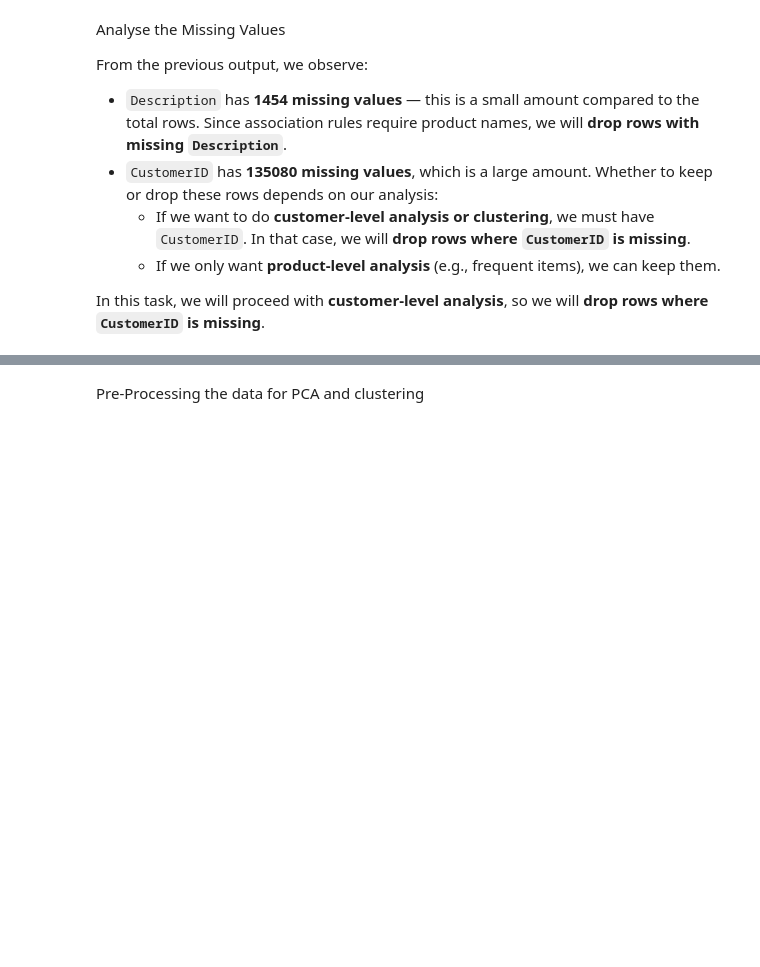
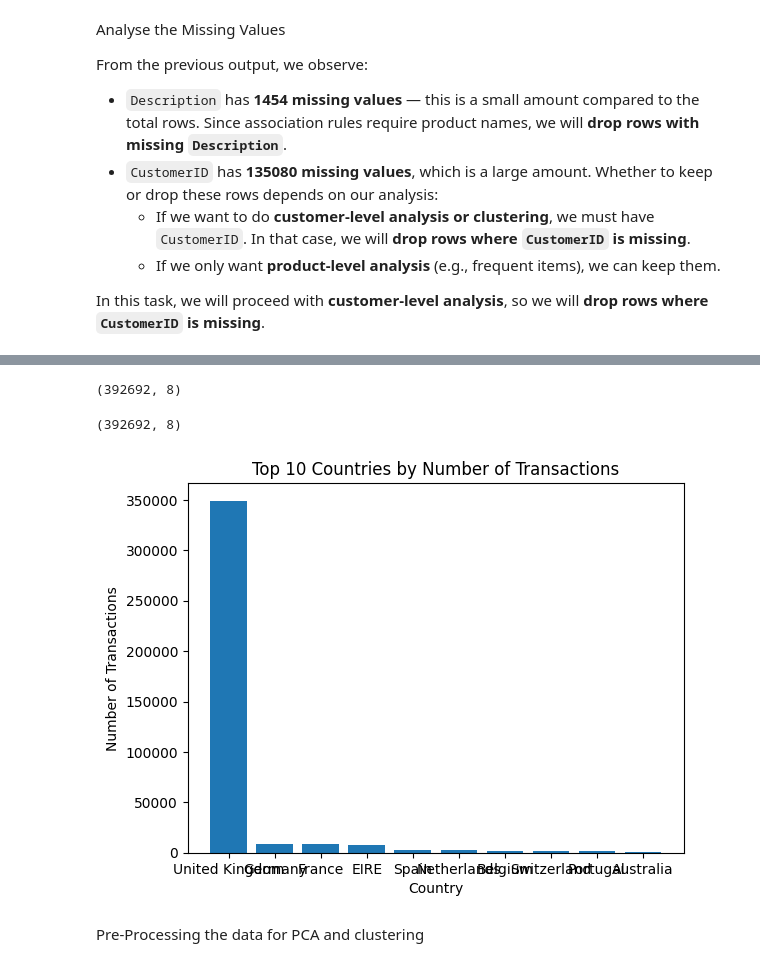
Before and after one commit to notsamaltman/Synapse_LP, a Jupyter notebook: Copy_of_SynapseLP_Task3.ipynb, the cells around one changed output, grey strips where cells are left out. Saved outputs shown, nothing was run; the diff lists cells and outputs as text; code cells hidden in the pictures; blank space fills up the shorter version.

```diff
--- a/Copy_of_SynapseLP_Task3.ipynb
+++ b/Copy_of_SynapseLP_Task3.ipynb
@@ -58,7 +58,7 @@ Drive already mounted at /content/drive; to attempt to forcibly remount, call dr
 import pandas as pd
 
 # Load the dataset
-df = pd.read_csv("", encoding='latin1') #Add the path in the ""
+df = pd.read_csv("/content/drive/MyDrive/datasets/Online Retail.csv", encoding='latin1') #Add the path in the ""
 # %% [markdown]
 Understanding the data
 # %%
@@ -77,5 +130,7 @@ From the previous output, we observe:
 In this task, we will proceed with **customer-level analysis**, so we will **drop rows where `CustomerID` is missing**.
 # %%
 #Drop the rows with missing\null values
+df = df.dropna(subset=['CustomerID'])
 
 #Re-check the shape and missing values
+df.info()
@@ -82,8 +153,9 @@ In this task, we will proceed with **customer-level analysis**, so we will **dro
 # %%
 # Remove rows with negative or zero Quantity
-
+df = df.drop(df[df['Quantity']<=0].index)
 # Remove rows with zero or negative UnitPrice
-
+df = df.drop(df[df['UnitPrice']<=0].index)
 # Remove cancelled invoices (those starting with 'C')
+df = df.drop(df[df['InvoiceNo'].str.startswith('C')].index)
 # %%
 # Verify there are no negative values left
@@ -92,12 +174,26 @@ In this task, we will proceed with **customer-level analysis**, so we will **dro
 # %%
 # Check how many duplicate rows exist
+df.drop_duplicates().shape
+# %% [output]
+(392692, 8)
 # %%
 # Drop duplicate rows
-
+df = df.drop_duplicates()
 # Verify again
+df.shape
+# %% [output]
+(392692, 8)
 # %%
 # Identify the top 10 countries with the highest number of transactions
+top10 = df.groupby('Country').agg({'InvoiceNo':'count'}).sort_values(by='InvoiceNo',ascending=False).head(10)
 # Hint: Use a **horizontal bar chart** to visualize the results.
+plt.bar(top10.index, top10['InvoiceNo'])
+plt.xlabel('Country')
+plt.ylabel('Number of Transactions')
+plt.title('Top 10 Countries by Number of Transactions')
+plt.show()
+# %% [output]
+[figure, added]
 # %% [markdown]
 Pre-Processing the data for PCA and clustering
 # %%
```
Also changed, not shown: parts of 6 cells of this notebook.
